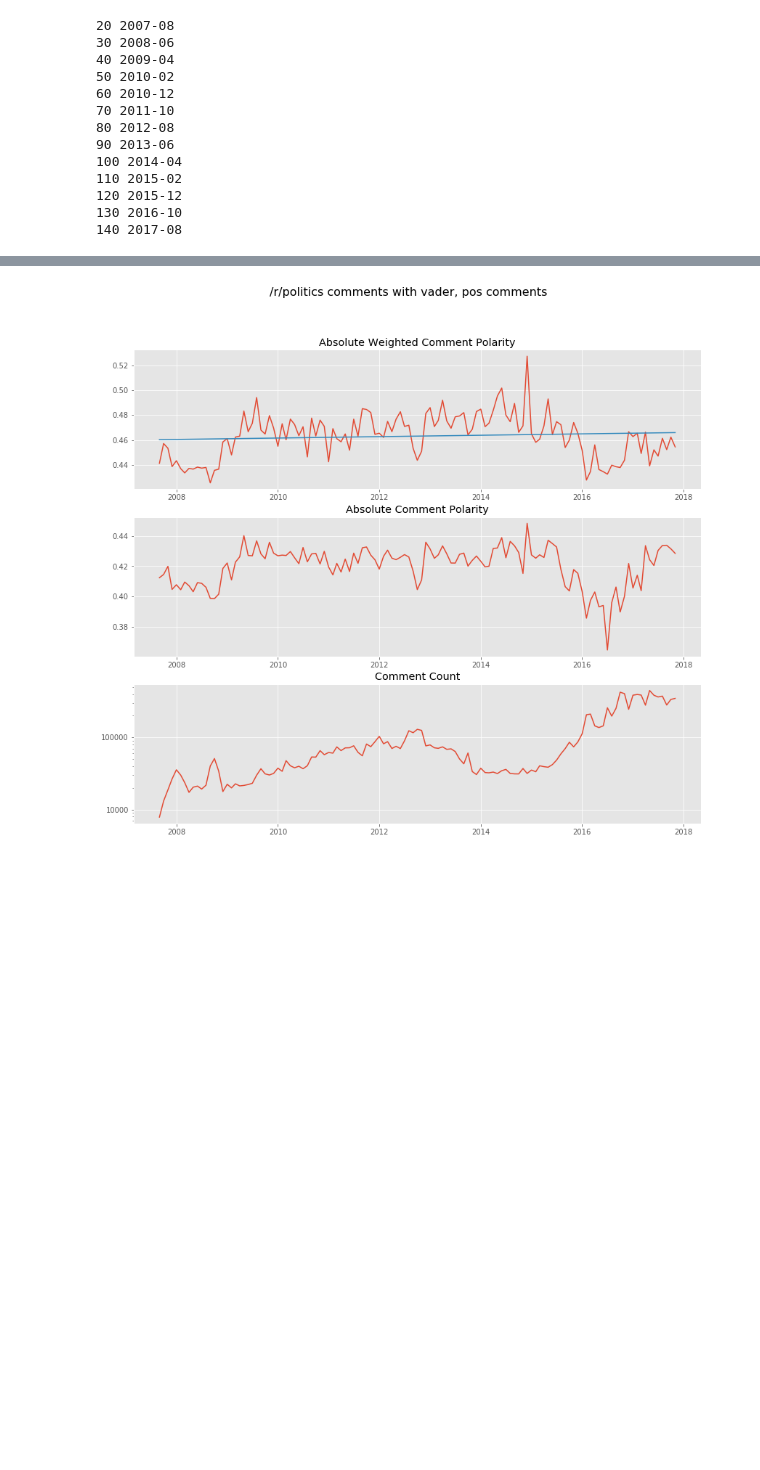
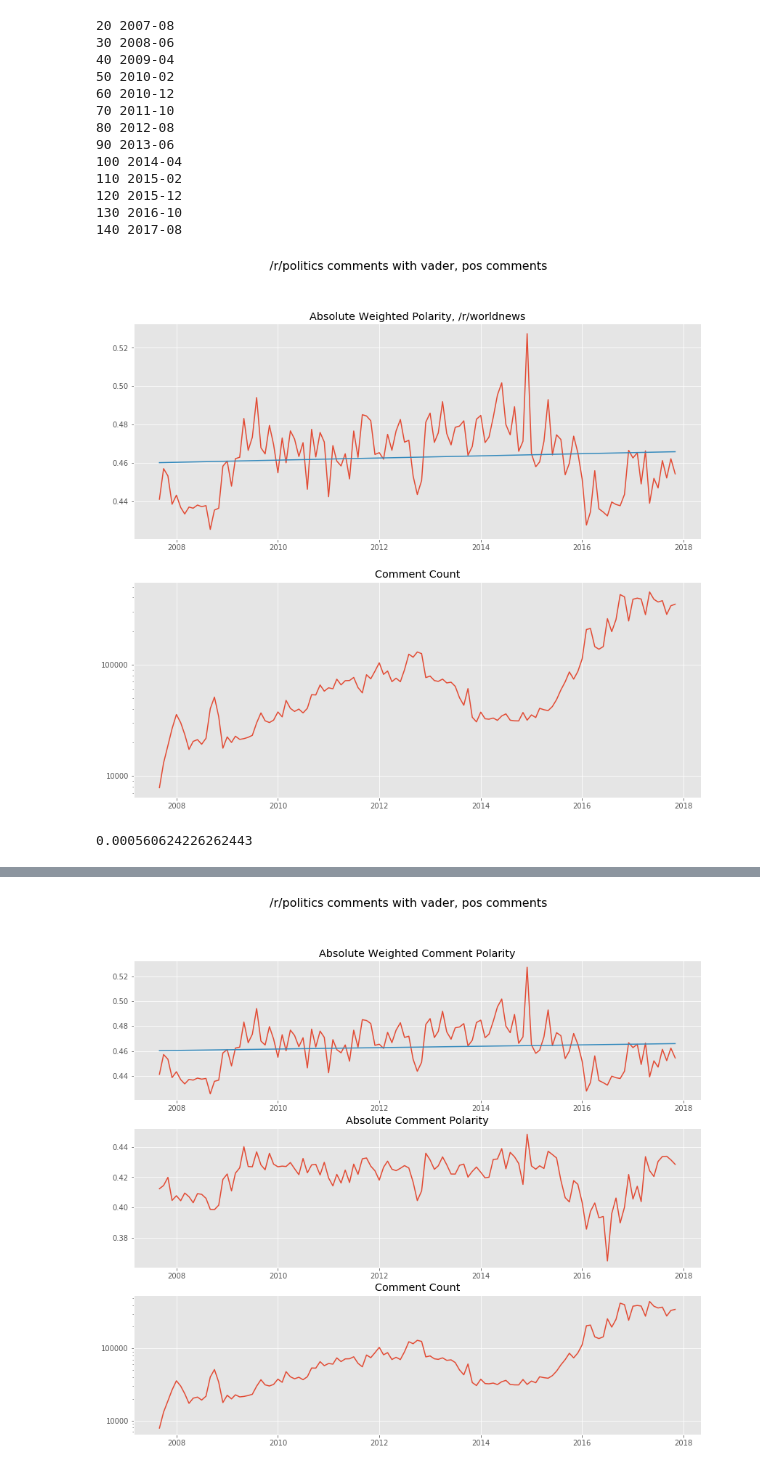
Before and after one commit to AustinPenner/Political-Polarization-on-Reddit, a Jupyter notebook: first_pass_sentiment_analysis.ipynb, the cells around one changed output, grey strips where cells are left out. Drawn from its saved outputs; the diff is of its cells as text; code cells hidden in the pictures; blank space fills up the shorter version.

```diff
--- a/first_pass_sentiment_analysis.ipynb
+++ b/first_pass_sentiment_analysis.ipynb
@@ -146,3 +180,12 @@ politics_data_pos_vader = {k: v for k, v in politics_data_pos_vader.items() if v
 120 2015-12
 130 2016-10
 140 2017-08
+# %%
+fig, axes = plt.subplots(2, 1, figsize=(14, 12))
+params = plot_stats(politics_data_pos_vader, '/r/politics comments with vader, pos comments', axes)
+# %% [output]
+[figure, added]
+# %%
+params[0]*12
+# %% [output]
+0.000560624226262443
```
Also changed, not shown: parts of 18 cells of this notebook, 3 other files.
